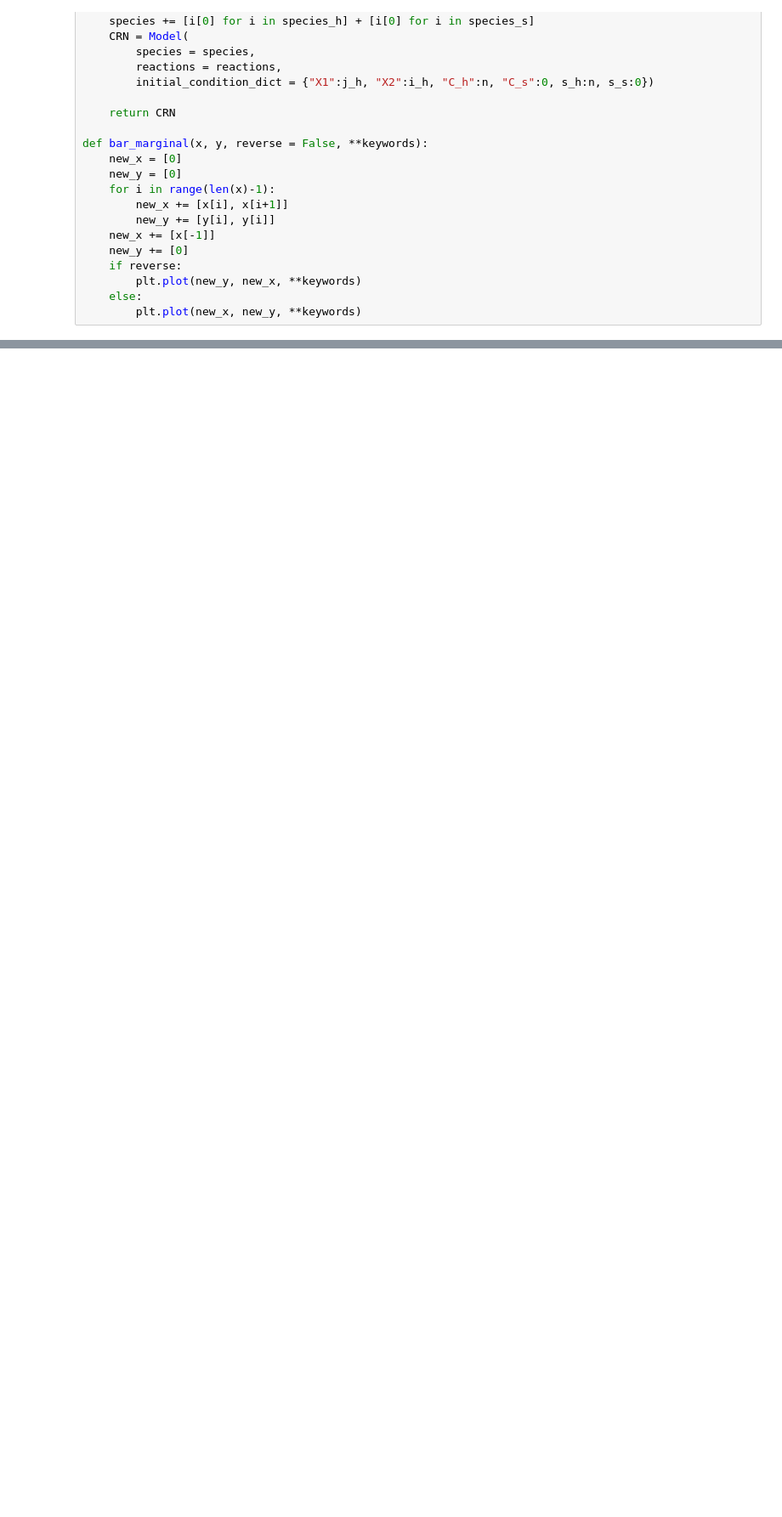
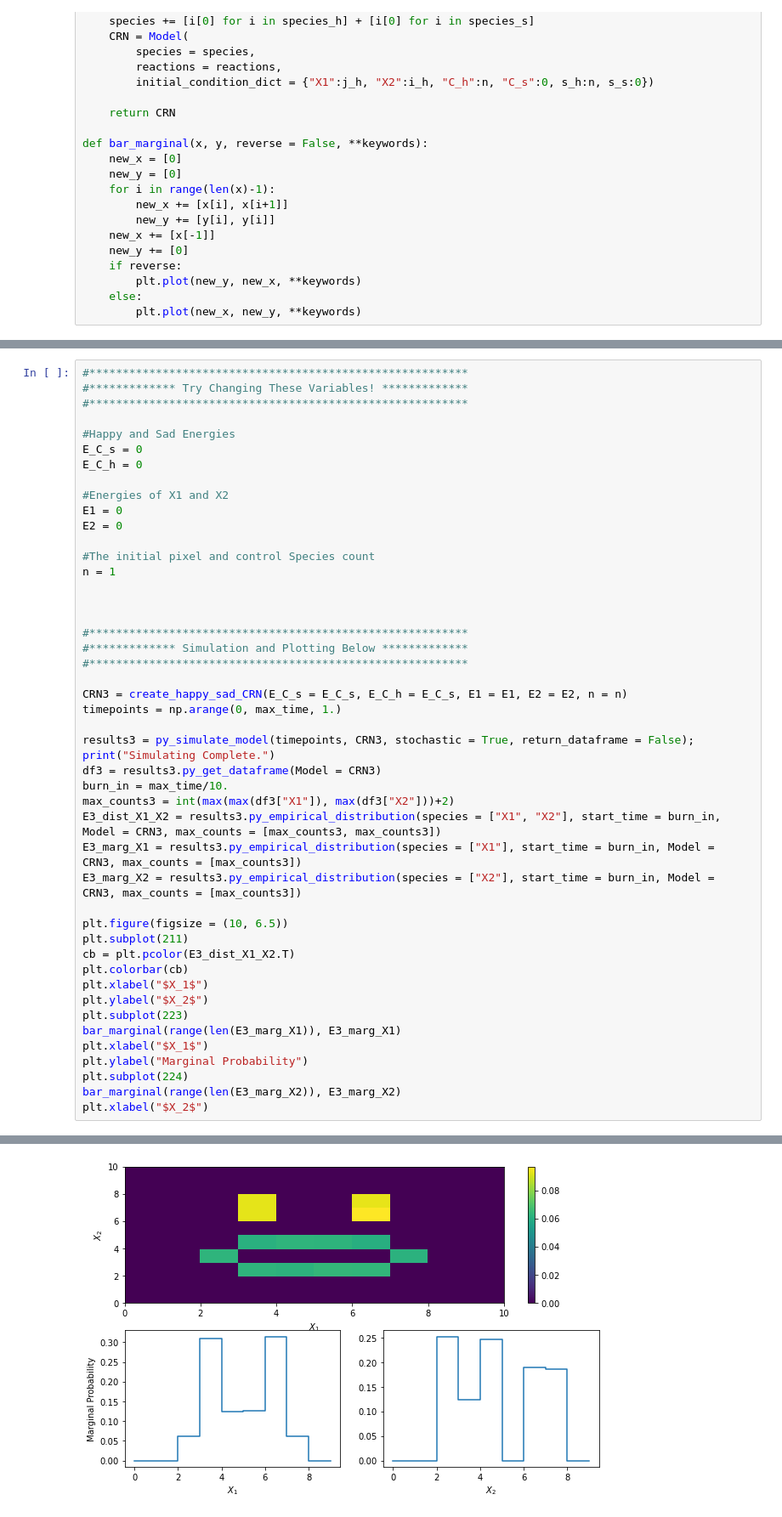
Before and after one commit to WilliamIX/dbCRNs-are-BMs, a Jupyter notebook: Detailed Balanced CRNs are Generalized Boltzmann Machines Demo.ipynb, the cells around one changed output, grey strips where cells are left out. Shown: that part at 85% size. Drawn from its saved outputs; the diff is of its cells as text; blank space fills up the shorter version.

```diff
--- a/Detailed Balanced CRNs are Generalized Boltzmann Machines Demo.ipynb
+++ b/Detailed Balanced CRNs are Generalized Boltzmann Machines Demo.ipynb
@@ -616,0 +347,47 @@ Notice that $X$ Fluctates around $Q$.
+# %%
+#*********************************************************
+#************* Try Changing These Variables! *************
+#*********************************************************
+
+#Happy and Sad Energies
+E_C_s = 0
+E_C_h = 0
+
+#Energies of X1 and X2
+E1 = 0
+E2 = 0
+
+#The initial pixel and control Species count
+n = 1
+
+
+
+#*********************************************************
+#************* Simulation and Plotting Below *************
+#*********************************************************
+
+CRN3 = create_happy_sad_CRN(E_C_s = E_C_s, E_C_h = E_C_s, E1 = E1, E2 = E2, n = n)
+timepoints = np.arange(0, max_time, 1.)
+
+results3 = py_simulate_model(timepoints, CRN3, stochastic = True, return_dataframe = False); print("Simulating Complete.")
+df3 = results3.py_get_dataframe(Model = CRN3)
+burn_in = max_time/10.
+max_counts3 = int(max(max(df3["X1"]), max(df3["X2"]))+2)
+E3_dist_X1_X2 = results3.py_empirical_distribution(species = ["X1", "X2"], start_time = burn_in, Model = CRN3, max_counts = [max_counts3, max_counts3])
+E3_marg_X1 = results3.py_empirical_distribution(species = ["X1"], start_time = burn_in, Model = CRN3, max_counts = [max_counts3])
+E3_marg_X2 = results3.py_empirical_distribution(species = ["X2"], start_time = burn_in, Model = CRN3, max_counts = [max_counts3])
+
+plt.figure(figsize = (10, 6.5))
+plt.subplot(211)
+cb = plt.pcolor(E3_dist_X1_X2.T)
+plt.colorbar(cb)
+plt.xlabel("$X_1$")
+plt.ylabel("$X_2$")
+plt.subplot(223)
+bar_marginal(range(len(E3_marg_X1)), E3_marg_X1)
+plt.xlabel("$X_1$")
+plt.ylabel("Marginal Probability")
+plt.subplot(224)
+bar_marginal(range(len(E3_marg_X2)), E3_marg_X2)
+plt.xlabel("$X_2$")
+# %% [output]
@@ -616,0 +396 @@ Notice that $X$ Fluctates around $Q$.
+[figure, added]
```
Also changed, not shown: parts of 48 cells of this notebook, 2 other files.
